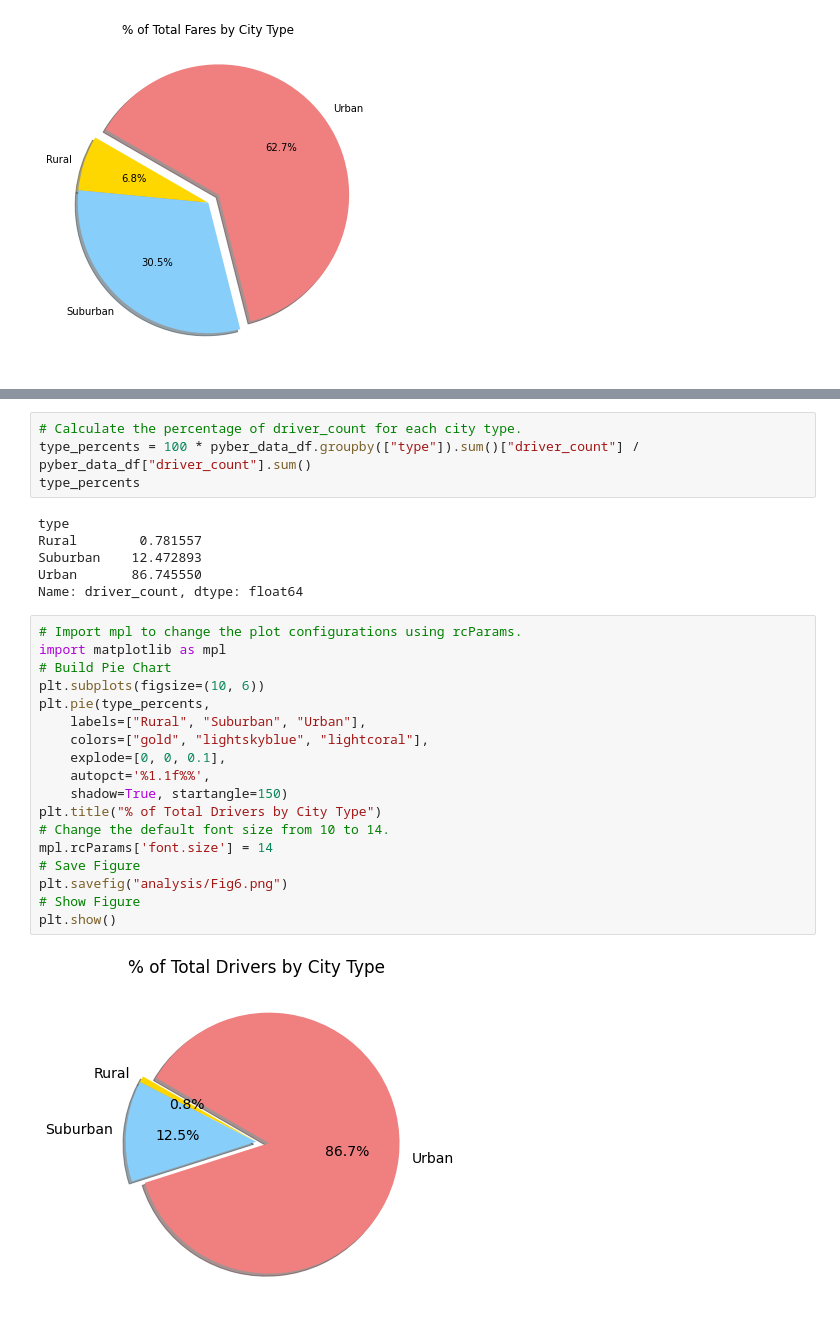
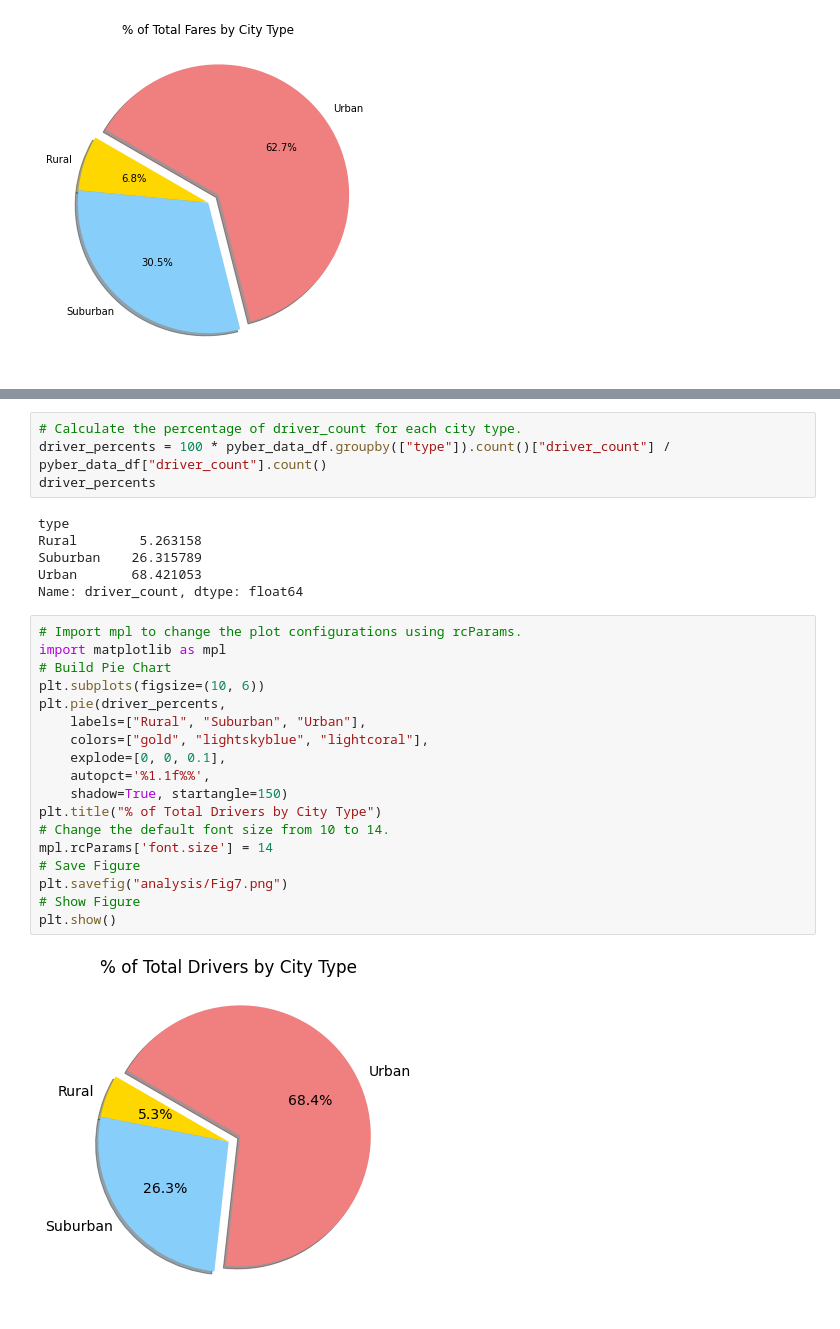
Before and after one commit to DanielaSotoSainz/PyBer_Analysis, a Jupyter notebook: PyBer.ipynb, the cells around one changed output, grey strips where cells are left out. Cells and saved outputs as stored; diff of their text form.

Commit message:
pie charts updated

```diff
--- a/PyBer.ipynb
+++ b/PyBer.ipynb
@@ -767,30 +795,30 @@ plt.show()
 # %%
 # Calculate the percentage of driver_count for each city type.
-type_percents = 100 * pyber_data_df.groupby(["type"]).sum()["driver_count"] / pyber_data_df["driver_count"].sum()
-type_percents
+driver_percents = 100 * pyber_data_df.groupby(["type"]).count()["driver_count"] / pyber_data_df["driver_count"].count()
+driver_percents
 # %% [output]
 type
-Rural        0.781557
-Suburban    12.472893
-Urban       86.745550
+Rural        5.263158
+Suburban    26.315789
+Urban       68.421053
 Name: driver_count, dtype: float64
 # %%
 # Import mpl to change the plot configurations using rcParams.
 import matplotlib as mpl
 # Build Pie Chart
 plt.subplots(figsize=(10, 6))
-plt.pie(type_percents,
+plt.pie(driver_percents,
     labels=["Rural", "Suburban", "Urban"],
     colors=["gold", "lightskyblue", "lightcoral"],
     explode=[0, 0, 0.1],
     autopct='%1.1f%%',
     shadow=True, startangle=150)
 plt.title("% of Total Drivers by City Type")
 # Change the default font size from 10 to 14.
 mpl.rcParams['font.size'] = 14
 # Save Figure
-plt.savefig("analysis/Fig6.png")
+plt.savefig("analysis/Fig7.png")
 # Show Figure
 plt.show()
 # %% [output]
-[figure, old version]
+[figure, new version]
```
Also changed, not shown: parts of 4 cells of this notebook, 2 other files.
